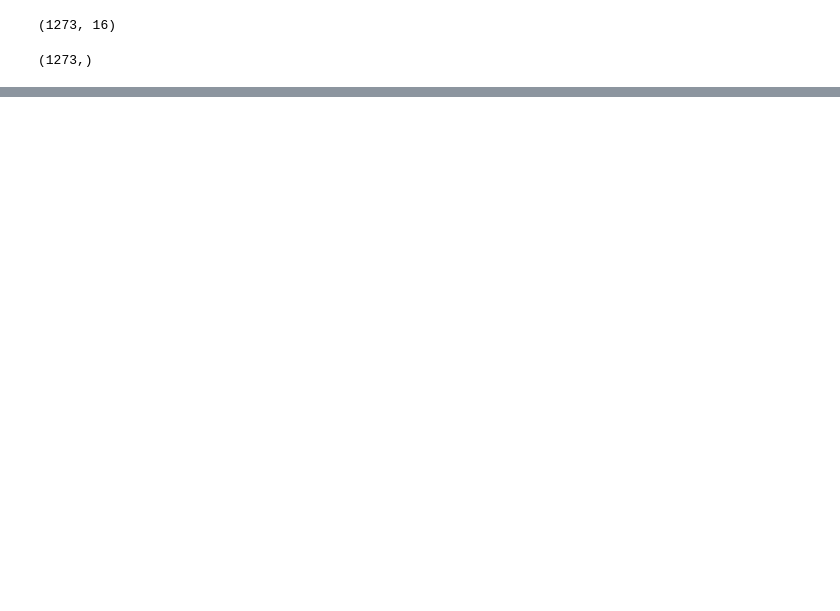
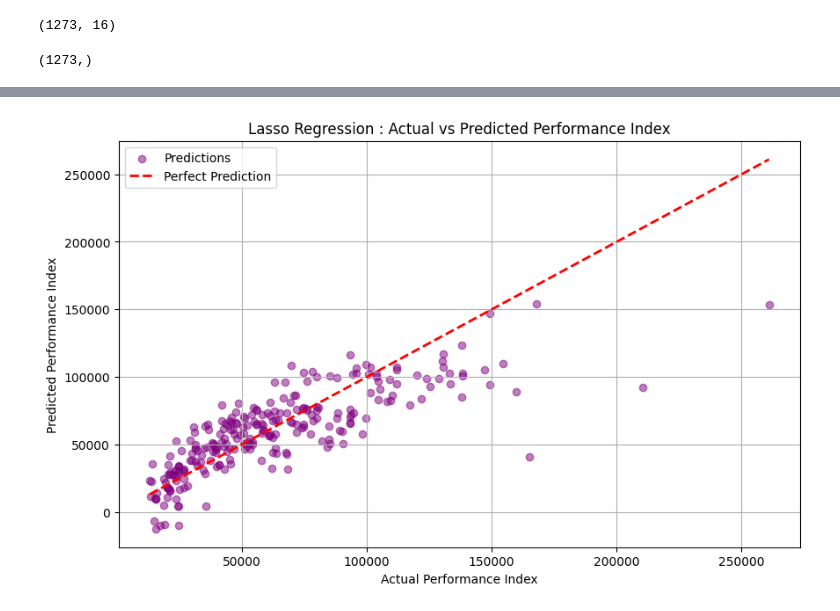
Before and after one commit to khoulaCode/machine-learning-code-orbit, a Jupyter notebook: team_members/from_sulaiman/preprocessing-data.ipynb, the cells around one changed output, grey strips where cells are left out. Drawn from its saved outputs; the diff is of its cells as text; code cells hidden in the pictures; blank space fills up the shorter version.

```diff
--- a/team_members/from_sulaiman/preprocessing-data.ipynb
+++ b/team_members/from_sulaiman/preprocessing-data.ipynb
@@ -438,0 +444,33 @@ plt.show()
+# %%
+# Polynomial Regression
+poly_features = PolynomialFeatures(degree=2)
+X_train_poly = poly_features.fit_transform(X_train)
+X_test_poly = poly_features.transform(X_test)
+model_poly = LinearRegression()
+model_poly.fit(X_train_poly, y_train)
+y_pred_poly = model_poly.predict(X_test_poly)
+
+# Lasso Regression
+lasso_model = Lasso(alpha=0.1)
+lasso_model.fit(X_train, y_train)
+y_pred_lasso = lasso_model.predict(X_test)
+
+# Ridge Regression
+ridge_model = Ridge(alpha=0.1)
+ridge_model.fit(X_train, y_train)
+y_pred_ridge = ridge_model.predict(X_test)
+
+# Decision Tree Regression
+des_tree_model = DecisionTreeRegressor(max_depth=5, random_state=42)
+des_tree_model.fit(X_train, y_train)
+y_pred_tree = des_tree_model.predict(X_test)
+
+# Random Forest Regression
+rand_for_model = RandomForestRegressor(n_estimators=100, random_state=42)
+rand_for_model.fit(X_train, y_train)
+y_pred_rand_for = rand_for_model.predict(X_test)
+
+# Support Vector Regression
+svr_model = SVR(kernel='rbf')
+svr_model.fit(X_train, y_train)
+y_pred_svr = svr_model.predict(X_test)
@@ -444,0 +520,14 @@ plt.show()
+# %%
+plt.figure(figsize=(10, 6))
+plt.scatter(y_test, y_pred_lasso, color='purple', alpha=0.5, label='Predictions')
+plt.plot([y_test.min(), y_test.max()], [y_test.min(), y_test.max()],
+         color='red', linestyle='--', linewidth=2, label='Perfect Prediction')
+
+plt.xlabel("Actual Performance Index")
+plt.ylabel("Predicted Performance Index")
+plt.title("Lasso Regression : Actual vs Predicted Performance Index")
+plt.legend()
+plt.grid(True)
+plt.show()
+# %% [output]
+[figure, added]
```
Also changed, not shown: parts of 10 cells of this notebook.
